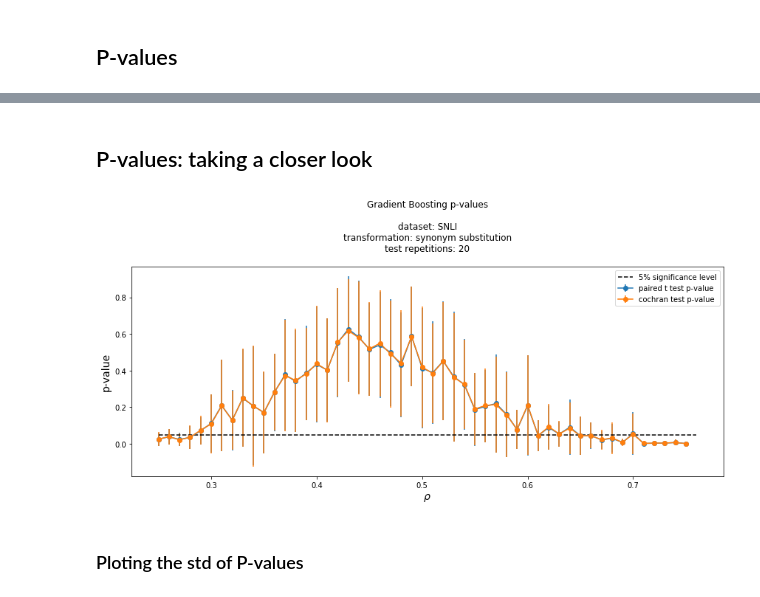
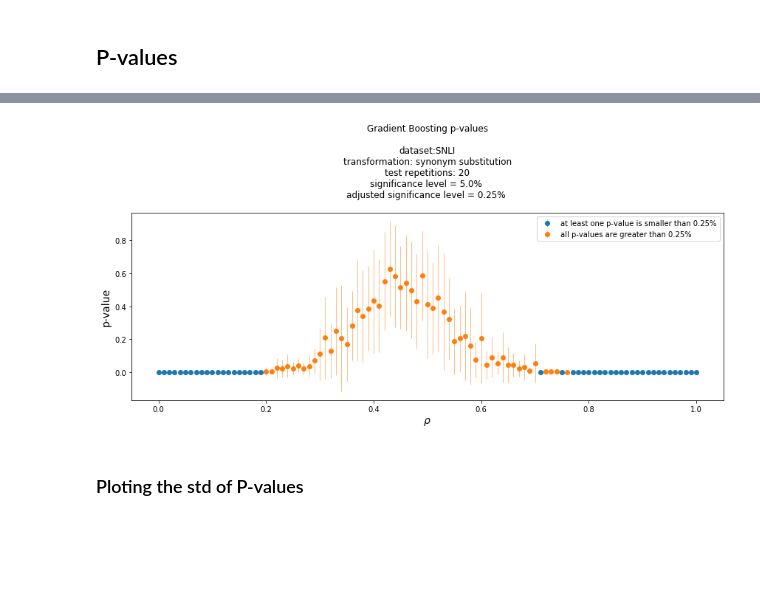
Before and after one commit to lukewanless/looking-for-equivalences, a Jupyter notebook: src/check_results_xgb_p_and_h.ipynb, the cells around one changed output, grey strips where cells are left out. Drawn from its saved outputs; the diff is of its cells as text; code cells hidden in the pictures; blank space fills up the shorter version.

```diff
--- a/src/check_results_xgb_p_and_h.ipynb
+++ b/src/check_results_xgb_p_and_h.ipynb
@@ -112,21 +64,44 @@ fig.savefig('figs/gb_p_values_snli_syn_p_h.png', bbox_inches=None, pad_inches=0.
-# %% [markdown]
-## P-values: taking a closer look
-# %%
-cut1 = 25
-cut2 = 76
-
-fig, ax = plt.subplots(figsize=(12,6))
-ax.errorbar(rhos[cut1:cut2], y[cut1:cut2], yerr=error[cut1:cut2], fmt='-o', label="paired t test p-value");
-ax.errorbar(rhos[cut1:cut2], y_t[cut1:cut2], yerr=error_t[cut1:cut2], fmt='-o', label="cochran test p-value");
-ax.hlines(0.05, rhos[cut1], rhos[cut2], color="k", linestyles = 'dashed', label="5% significance level");
-ax.legend(loc="best");
-ax.set_xlabel(r"$\rho$", fontsize=14);
-ax.set_ylabel("p-value", fontsize=14);
-ax.set_title("Gradient Boosting p-values\n\ndataset: SNLI\ntransformation: synonym substitution\ntest repetitions: {}\n".format(test_repetitions));
-fig.tight_layout()
-fig.savefig('figs/gb_p_values_snli_syn_p_h_zoom.png', bbox_inches=None, pad_inches=0.5)
-# %% [output]
-[figure, removed]
+# %%
+rhos, y, error = get_rho_stats_from_result_list(all_paired_t_p_values)
+
+test_repetitions = 20
+alpha = 0.05
+alpha_adj = alpha / test_repetitions
+
+rejected_ids = []
+remain_ids = []
+
+for i,v in enumerate(y):
+    if v < alpha_adj:
+        rejected_ids.append(i)
+    else:
+        remain_ids.append(i)
+
+rhos_rejected = rhos[rejected_ids]
+rhos_remain = rhos[remain_ids]
+y_rejected = y[rejected_ids]
+y_remain = y[remain_ids]
+error_rejected = error[rejected_ids]
+error_remain = error[remain_ids]
+
+title_msg = "Gradient Boosting p-values\n\ndataset:"
+title_msg += "SNLI\ntransformation: synonym substitution\ntest repetitions: {}\n".format(test_repetitions)
+title_msg += "significance level = {:.1%} \n".format(alpha)
+title_msg += "adjusted significance level = {:.2%} \n".format(alpha_adj)
+
+
+fig, ax = plt.subplots(figsize=(12,6))
+ax.errorbar(rhos_rejected, y_rejected, yerr=error_rejected, fmt='o', linewidth=0.50, label="at least one p-value is smaller than {:.2%}".format(alpha_adj));
+ax.errorbar(rhos_remain, y_remain, yerr=error_remain, fmt='o', linewidth=0.50, label="all p-values are greater than {:.2%}".format(alpha_adj));
+ax.legend(loc="best");
+ax.set_xlabel(r"$\rho$", fontsize=14);
+ax.set_ylabel("p-value", fontsize=14);
+ax.set_title(title_msg);
+fig.tight_layout()
+fig.tight_layout()
+fig.savefig('figs/gb_p_values_snli_syn_p_h.png', bbox_inches=None, pad_inches=0.5)
+# %% [output]
+[figure, added]
 # %% [markdown]
 ### Ploting the std of P-values
 # %%
```
Also changed, not shown: parts of 8 cells of this notebook, 5 other files.
